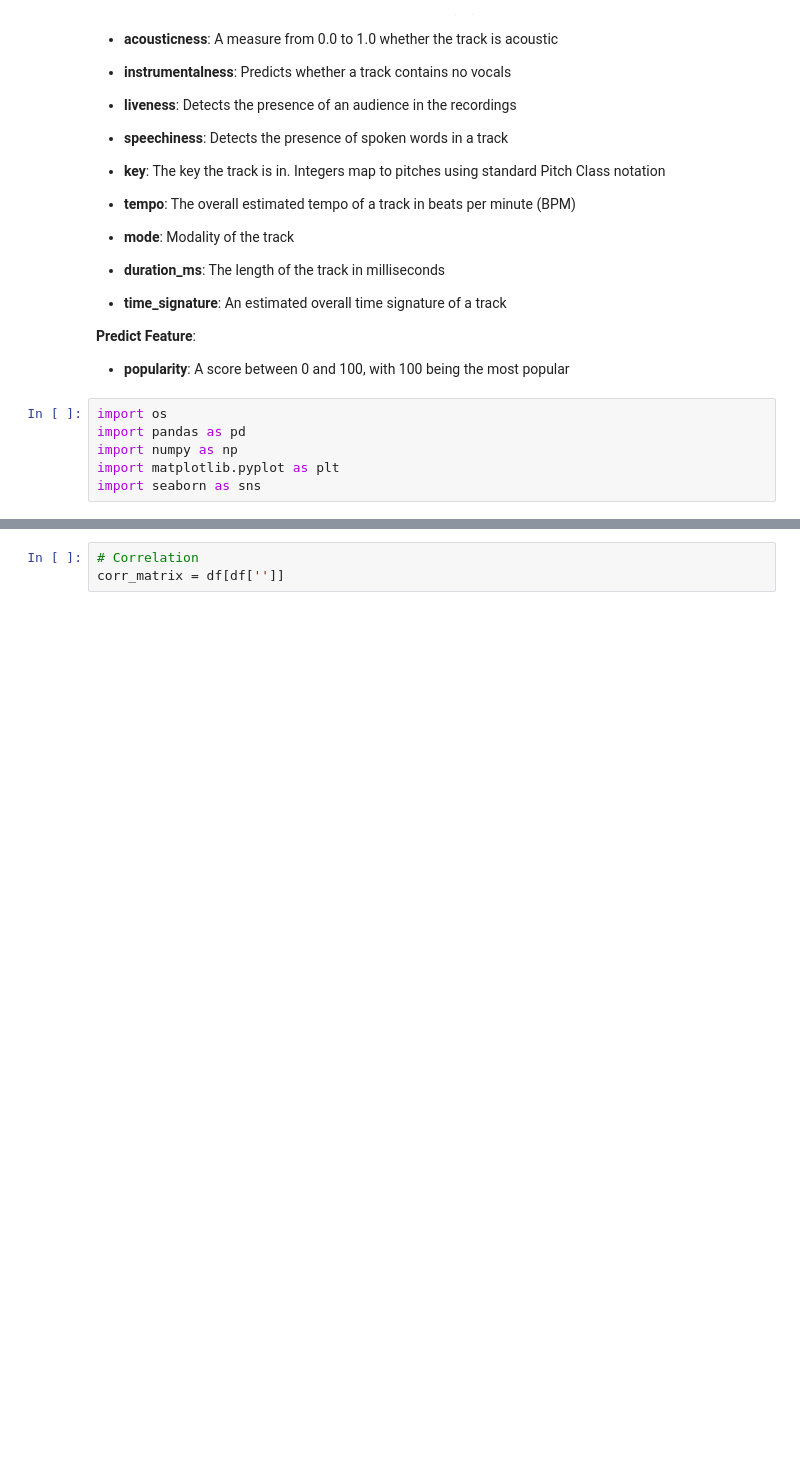
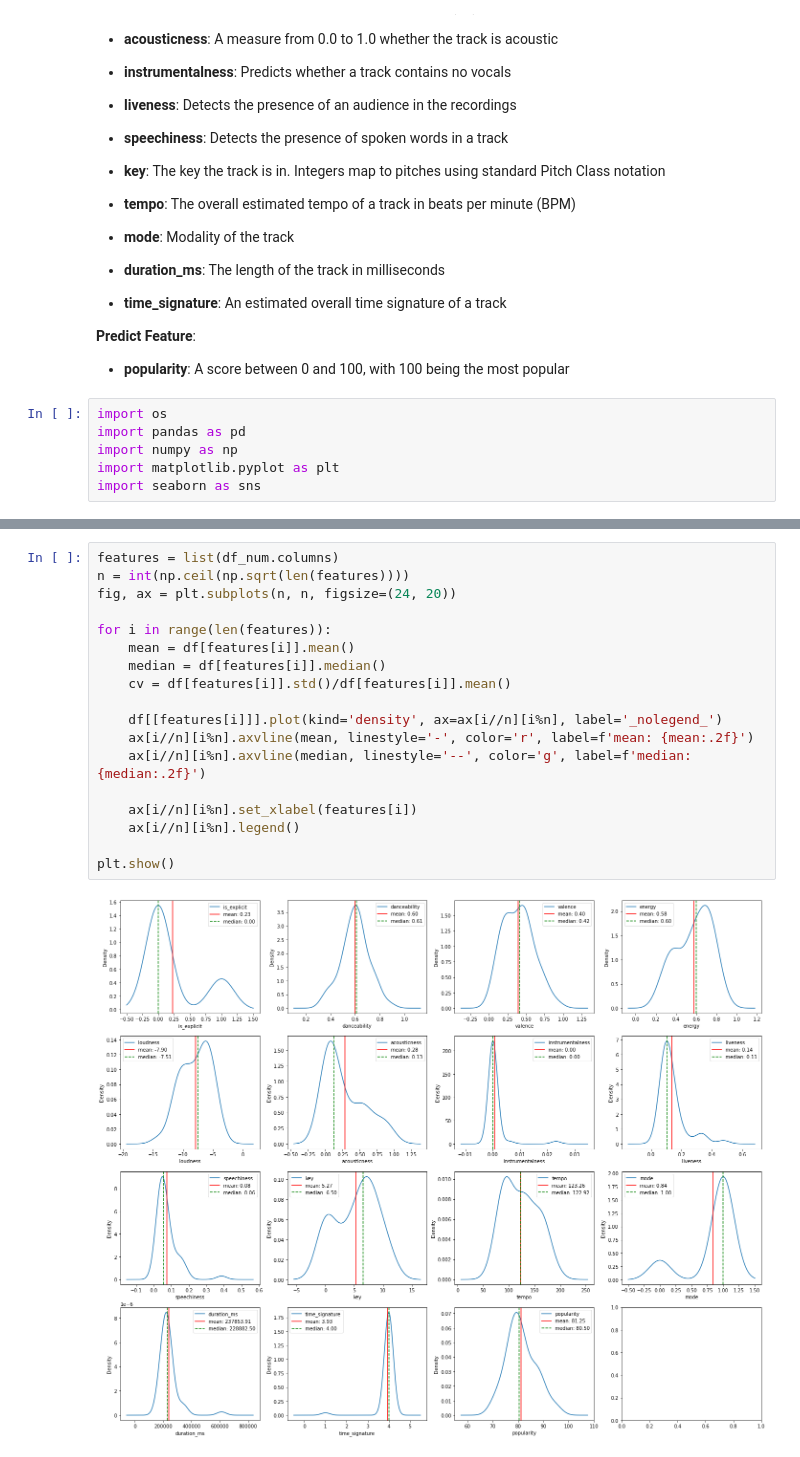
Before and after one commit to XimeCraft/AnalysisProjects, a Jupyter notebook: EraTourSetlistAnalysis.ipynb, the cells around one changed output, grey strips where cells are left out. Cells and saved outputs as stored; diff of their text form; blank space fills up the shorter version.

```diff
--- a/EraTourSetlistAnalysis.ipynb
+++ b/EraTourSetlistAnalysis.ipynb
@@ -99,3 +117,20 @@ dtype: int64
-# %%
-# Correlation
-corr_matrix = df[df['']]
+# %%
+features = list(df_num.columns)
+n = int(np.ceil(np.sqrt(len(features))))
+fig, ax = plt.subplots(n, n, figsize=(24, 20))
+
+for i in range(len(features)):
+    mean = df[features[i]].mean()
+    median = df[features[i]].median()
+    cv = df[features[i]].std()/df[features[i]].mean()
+
+    df[[features[i]]].plot(kind='density', ax=ax[i//n][i%n], label='_nolegend_')
+    ax[i//n][i%n].axvline(mean, linestyle='-', color='r', label=f'mean: {mean:.2f}')
+    ax[i//n][i%n].axvline(median, linestyle='--', color='g', label=f'median: {median:.2f}')
+
+    ax[i//n][i%n].set_xlabel(features[i])
+    ax[i//n][i%n].legend()
+
+plt.show()
+# %% [output]
+[figure, added]
```
Also changed, not shown: parts of 26 cells of this notebook, 1 other file.
